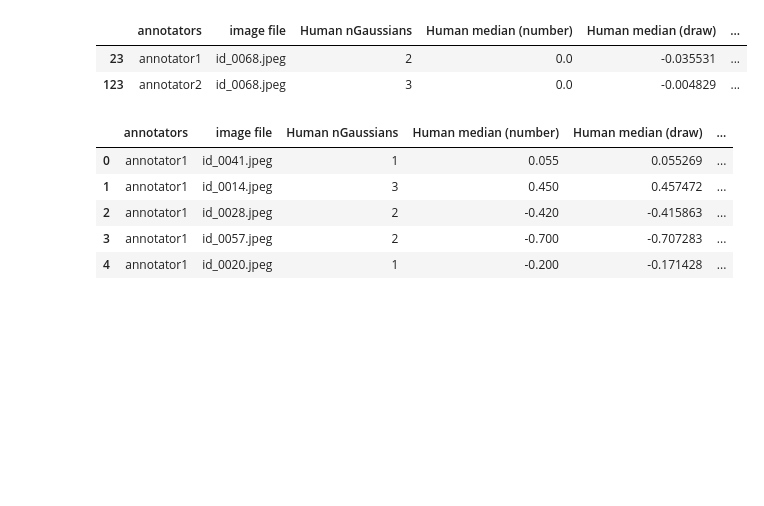
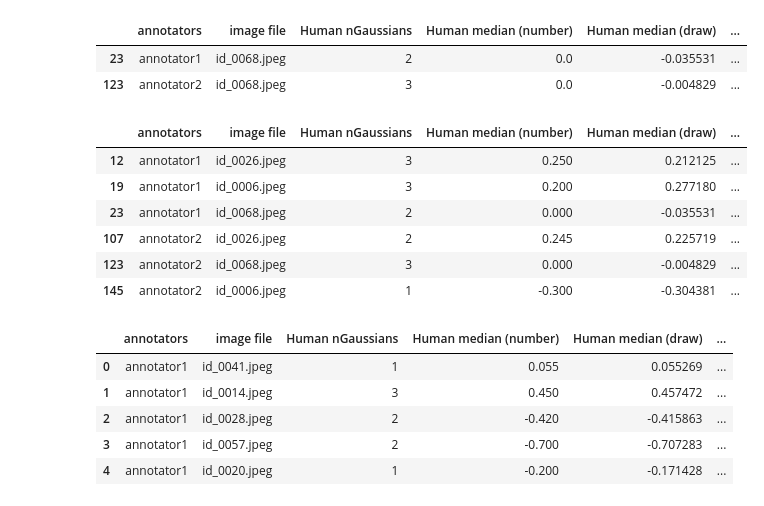
Before and after one commit to ReadingTimeMachine/LLM_VQA_JCDL2025, a Jupyter notebook: paper_plots_and_calcs.ipynb, the cells around one changed output. Cells and saved outputs as stored; diff of their text form; code cells hidden in the pictures; blank space fills up the shorter version.

```diff
--- a/paper_plots_and_calcs.ipynb
+++ b/paper_plots_and_calcs.ipynb
@@ -28,3 +29,14 @@ df_in[ (df_in['LLM Median'] < -1.0) | (df_in['LLM Median'] > 1.0) ] # outside ra
 df = df_in.copy()
 # set to NaN's
 df.loc[(df_in['LLM Median'] < -1.0) | (df_in['LLM Median'] > 1.0),'LLM Median'] = np.nan
+# %%
+# what about for mini?
+df_in[ (df_in['LLM Median Mini'] < -1.0) | (df_in['LLM Median Mini'] > 1.0) ] # outside range of plotted data
+# %% [output]
+|  | annotators | image file | Human nGaussians | Human median (number) | Human median (draw) | ... |
+| 12 | annotator1 | id_0026.jpeg | 3 | 0.250 | 0.212125 | ... |
+| 19 | annotator1 | id_0006.jpeg | 3 | 0.200 | 0.277180 | ... |
+| 23 | annotator1 | id_0068.jpeg | 2 | 0.000 | -0.035531 | ... |
+| 107 | annotator2 | id_0026.jpeg | 2 | 0.245 | 0.225719 | ... |
+| 123 | annotator2 | id_0068.jpeg | 3 | 0.000 | -0.004829 | ... |
+| 145 | annotator2 | id_0006.jpeg | 1 | -0.300 | -0.304381 | ... |
```
Also changed, not shown: parts of 30 cells of this notebook, 2 other files.
